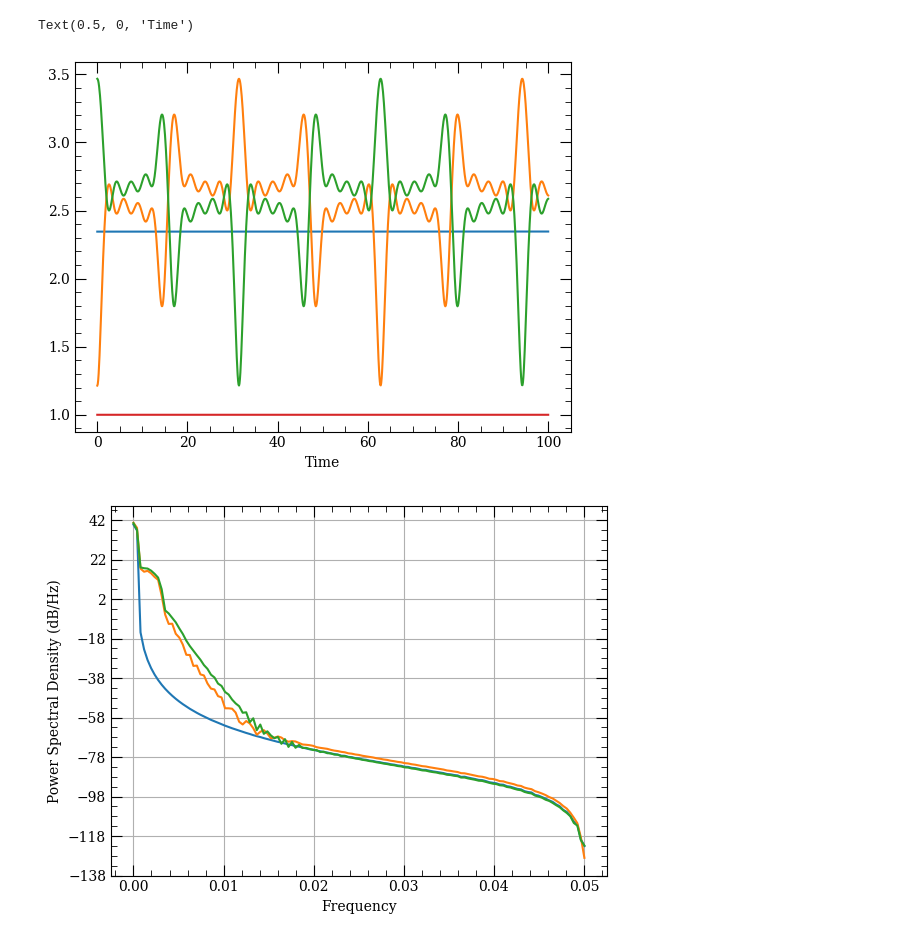
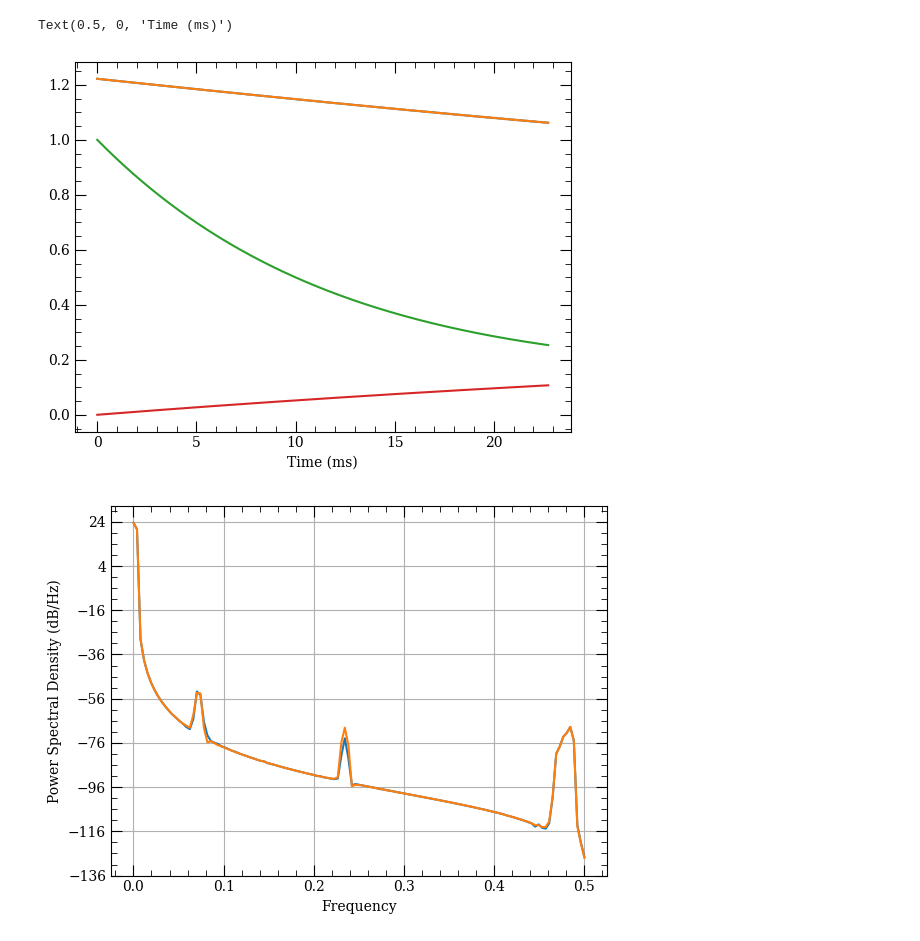
Before and after one commit to maimounabocoum/Mai-Qtip, a Jupyter notebook: MORS.ipynb, the cells around one changed output. Saved outputs shown, nothing was run; the diff lists cells and outputs as text; code cells hidden in the pictures.

```diff
--- a/MORS.ipynb
+++ b/MORS.ipynb
@@ -104,12 +123,12 @@ print(my_cesium.N_notground) # dimension of the Hilbert Space excluding the grou
 # %%
 # initialize quantum initial state
 # by convention, the order of the basis is that of my_cesium.M
-phi0 = basis(my_cesium.N,0)
-for i in range(my_cesium.N_notground,my_cesium.N,1): # equidistribution of over all element of the Hilbert base
-    phi0 += basis(my_cesium.N,i)
+phi0 = basis( my_cesium.N , my_cesium.N-1 )+ 0.7*basis( my_cesium.N , my_cesium.N-2)
+# for i in range(my_cesium.N_notground,my_cesium.N,1): # equidistribution of over all element of the Hilbert base
+#     phi0 += basis(my_cesium.N,i)
 
 phi0 = (1/phi0.norm())*phi0 # normalize intitial ket
 
-print(phi0)
+
 #print(my_cesium.M)
 print(phi0.norm())
@@ -135,7 +156,8 @@ for m in range(0,my_cesium.N-1,1):
 # # self construction of Jz operator in hbar unit
 Jz = Qobj(dims=[[my_cesium.N],[my_cesium.N]]) # initialize et zero N by N matrix quantum object
 for m in range(0,my_cesium.N-1,1):
-    Jz+=-0.5*1j*C(my_cesium.F[m],my_cesium.M[m])*( basis(N, m+1)*basis(N, m).dag() - basis(N, m)*basis(N, m+1).dag() )
+    Jz+=-0.5*1j*C(my_cesium.F[m],my_cesium.M[m])*( basis(my_cesium.N, m+1)*basis(my_cesium.N, m).dag()
+                                                  - basis(my_cesium.N, m)*basis(my_cesium.N, m+1).dag() )
 
 
 # Here, we create the adimension OMEGAs and OMEGAsqz operator in order to define the Hamiltoninan
@@ -146,7 +168,7 @@ for m in range(0,my_cesium.N,1):
         gf = atom.getLandegf( my_cesium.L[m] , my_cesium.J[m] , my_cesium.F[m] ) # get Landé coefficient getLandegf(s,j,F)
 
         OMEGAs.data[m,m] = gf # normalized value by (mu_B*B/hbar)
-        OMEGAsqz.data[m,m] = 0.1
+        OMEGAsqz.data[m,m] = 0.01
      # note that C(n,n) = 0 which makes this loop not overlap basis with different F values
 
 
@@ -194,38 +241,40 @@ opts.store_states = True
 opts.store_final_state = True
 #print(opts)
 
-t = np.linspace(0, 100, 1000) # Define time vector
-output = mesolve(H0, rho0, t, options=opts) # return a list density matrices over time in "output.states"
+t = np.linspace(0, 1000, 1000) # Define time vector
+output = mesolve(H0, rho0, t,Cops, options=opts) # return a list density matrices over time in "output.states"
 
 # evaluation traces of operators, loop on the list
 meanJx = np.zeros(len(t))
 meanJz = np.zeros(len(t))
 meanJy = np.zeros(len(t))
 meanRho = np.zeros(len(t))
+monitor = np.zeros(len(t))
 
 for i in range(0,len(t)):
-    tempJx = Jx*output.states[i]
-    tempJy = Jy*output.states[i]
-    tempJz = Jz*output.states[i]
+    tempJx  = Jx*output.states[i]
+    tempJy  = Jy*output.states[i]
+    tempJz  = Jz*output.states[i]
     tempRho = output.states[i]*output.states[i]
-    meanJx[i] = tempJx.norm()
-    meanJy[i] = tempJy.norm()
-    meanJz[i] = tempJz.norm()
-    meanRho[i] = tempRho.norm()
+    meanJx[i]   = tempJx.norm()
+    meanJy[i]   = tempJy.norm()
+    meanJz[i]   = tempJz.norm()
+    meanRho[i]  = tempRho.norm()
+    monitor[i] = abs(output.states[i][0,0])
 # %%
+# print(monitor)
 fig, ax = plt.subplots()
-ax.plot(output.times, meanJx)
-ax.plot(output.times, meanJz)
-ax.plot(output.times, meanJy)
-ax.plot(output.times, meanRho)
-ax.set_xlabel('Time')
+ax.plot(1e3*T*output.times, meanJz)
+ax.plot(1e3*T*output.times, meanJy)
+ax.plot(1e3*T*output.times, meanRho)
+ax.plot(1e3*T*output.times, monitor)
+ax.set_xlabel('Time (ms)')
 # %% [output]
-Text(0.5, 0, 'Time')
+Text(0.5, 0, 'Time (ms)')
-[figure, old version]
+[figure, new version]
 # %%
 # plot Fourier transform of the result
 Freqs = output.times[1] - output.times[0]
-FFT_meanJx = plt.psd(meanJx,Fs=Freqs)
 FFT_meanJy = plt.psd(meanJy,Fs=Freqs)
 FFT_meanJz = plt.psd(meanJz,Fs=Freqs)
 
@@ -233,4 +282,4 @@ FFT_meanJz = plt.psd(meanJz,Fs=Freqs)
 # fig
 # plt.plot(FFT_meanJy[1],FFT_meanJy[0])
 # %% [output]
-[figure, old version]
+[figure, new version]
```
Also changed, not shown: parts of 5 cells of this notebook, 1 other file.
